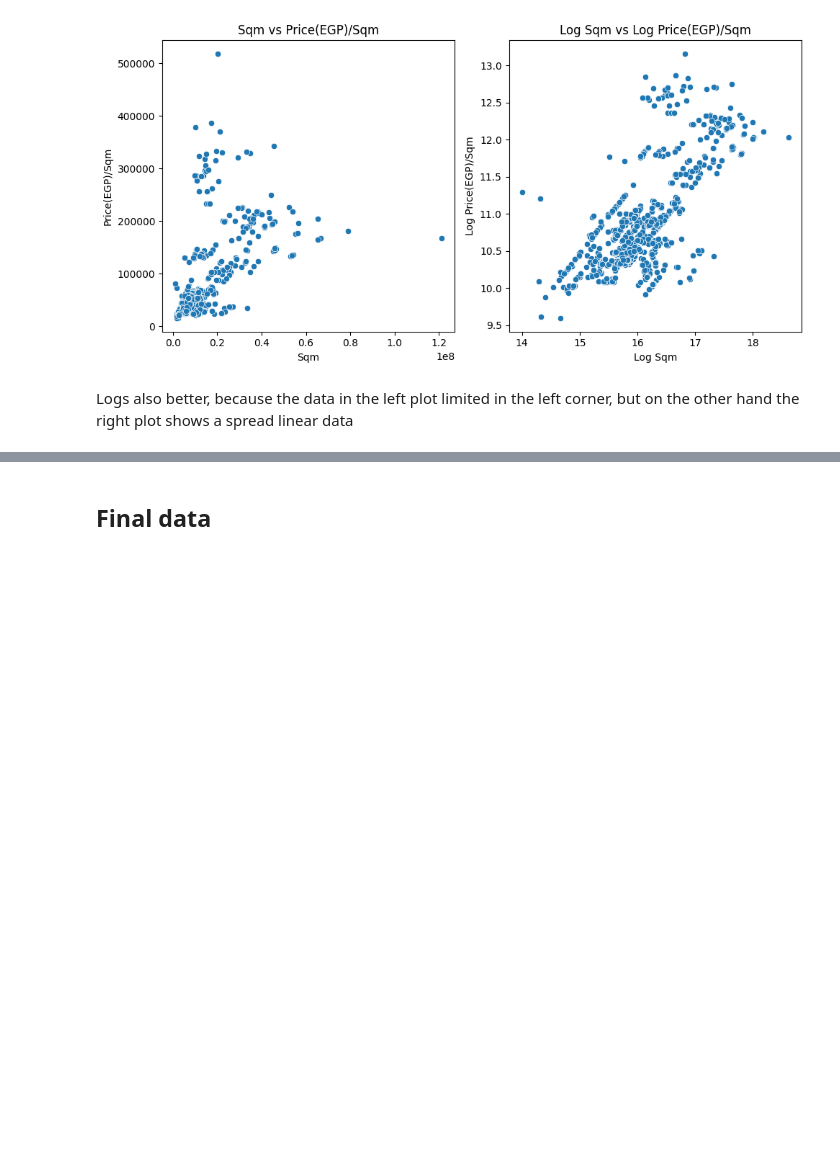
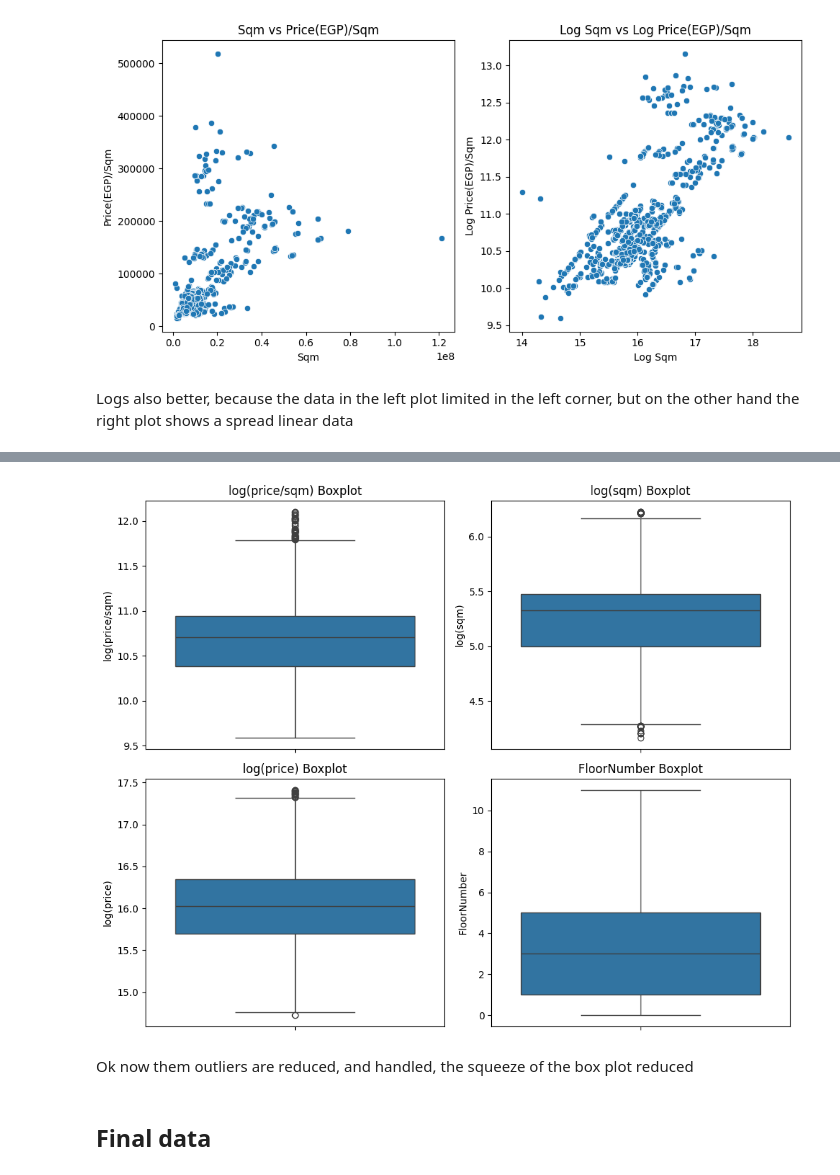
Before and after one commit to MinaAlberDS/Codveda-Internship, a Jupyter notebook: Level 1/Task 2/Data_cleaning.ipynb, the cells around one changed output, grey strips where cells are left out. Drawn from its saved outputs; the diff is of its cells as text; code cells hidden in the pictures; blank space fills up the shorter version.

```diff
--- a/Level 1/Task 2/Data_cleaning.ipynb
+++ b/Level 1/Task 2/Data_cleaning.ipynb
@@ -998,3 +977,26 @@ Logs also better, because the data in the left plot limited in the left corner,
+# %%
+def non_outliers_boxplot(cols:list, outliers_dummies:list):
+    """Plot boxplots for non-outlier values of each column in cols, using corresponding dummy columns."""
+    # Note: outliers_dummies, and cols list should be the same order(e.g., [price, sqm, etc.], [price_outlier, sqm_outlier])
+    fig, (
+        (ax1, ax2),
+        (ax3, ax4),
+    ) = plt.subplots(2,2,figsize=(10,8))
+    # Plot the plots
+    for ax, col, outliers_dummies in zip([ax1, ax2, ax3, ax4], cols, outliers_dummies):
+        # Choose the non_outliers values
+        x = re_df.loc[re_df[outliers_dummies] == False][col]
+        plot = sns.boxplot(x, label=f"{col} boxplot", ax=ax)
+        plot.set_title(f"{col} Boxplot")
+    plt.tight_layout()
+    plt.show()
+non_outliers_cols = re_df.columns[re_df.columns.str.startswith("Is")] # the non_outliers dummies
+
+non_outliers_boxplot(numerical_cols, non_outliers_cols)
+# %% [output]
+[figure, added]
+# %% [markdown]
+Ok now them outliers are reduced, and handled, the squeeze of the box plot reduced
 # %% [markdown]
 ## Final data
 # %%
```
Also changed, not shown: parts of 25 cells of this notebook, 2 other files.
